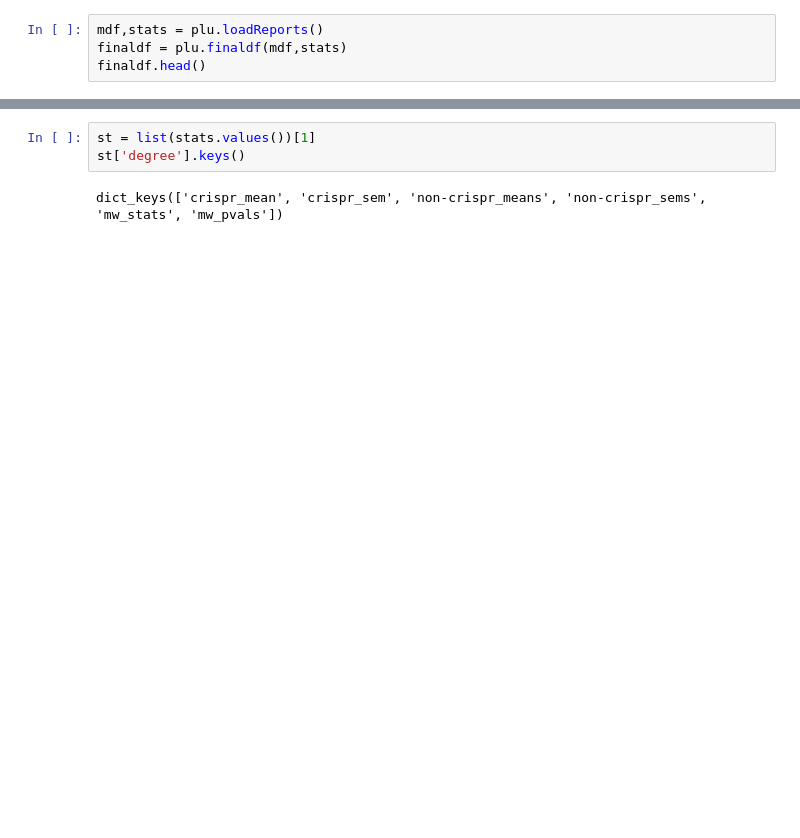
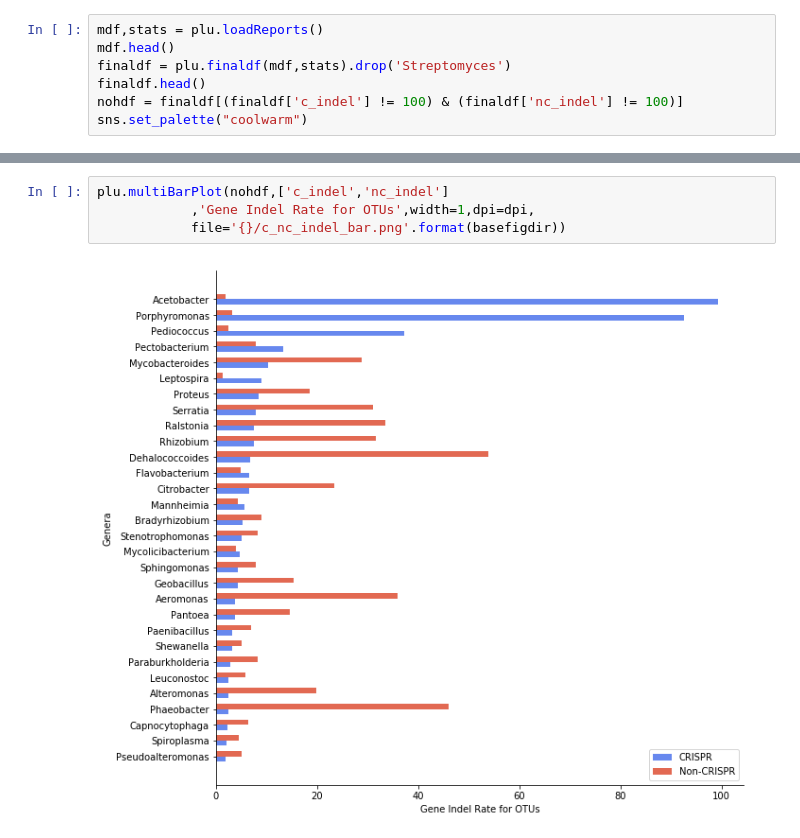
Before and after one commit to DJSiddharthVader/Undergrad_Thesis, a Jupyter notebook: notebooks/plotting.ipynb, the cells around one changed output, grey strips where cells are left out. Saved outputs shown, nothing was run; the diff lists cells and outputs as text; blank space fills up the shorter version.

```diff
--- a/notebooks/plotting.ipynb
+++ b/notebooks/plotting.ipynb
@@ -26,4 +34,7 @@ plu.plotNetwork(net,df,
 # %%
 mdf,stats = plu.loadReports()
-finaldf = plu.finaldf(mdf,stats)
+mdf.head()
+finaldf = plu.finaldf(mdf,stats).drop('Streptomyces')
 finaldf.head()
+nohdf = finaldf[(finaldf['c_indel'] != 100) & (finaldf['nc_indel'] != 100)]
+sns.set_palette("coolwarm")
@@ -38,5 +41,6 @@ finaldf.head()
-# %%
-st = list(stats.values())[1]
-st['degree'].keys()
-# %% [output]
-dict_keys(['crispr_mean', 'crispr_sem', 'non-crispr_means', 'non-crispr_sems', 'mw_stats', 'mw_pvals'])
+# %%
+plu.multiBarPlot(nohdf,['c_indel','nc_indel']
+            ,'Gene Indel Rate for OTUs',width=1,dpi=dpi,
+            file='{}/c_nc_indel_bar.png'.format(basefigdir))
+# %% [output]
+[figure, added]
```
Also changed, not shown: parts of 12 cells of this notebook.
